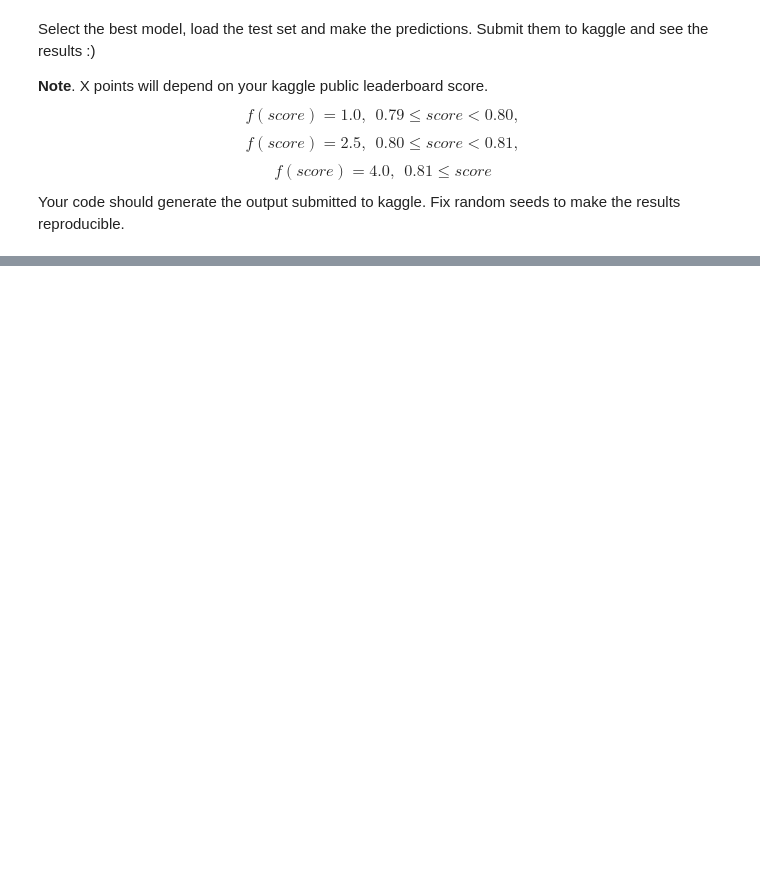
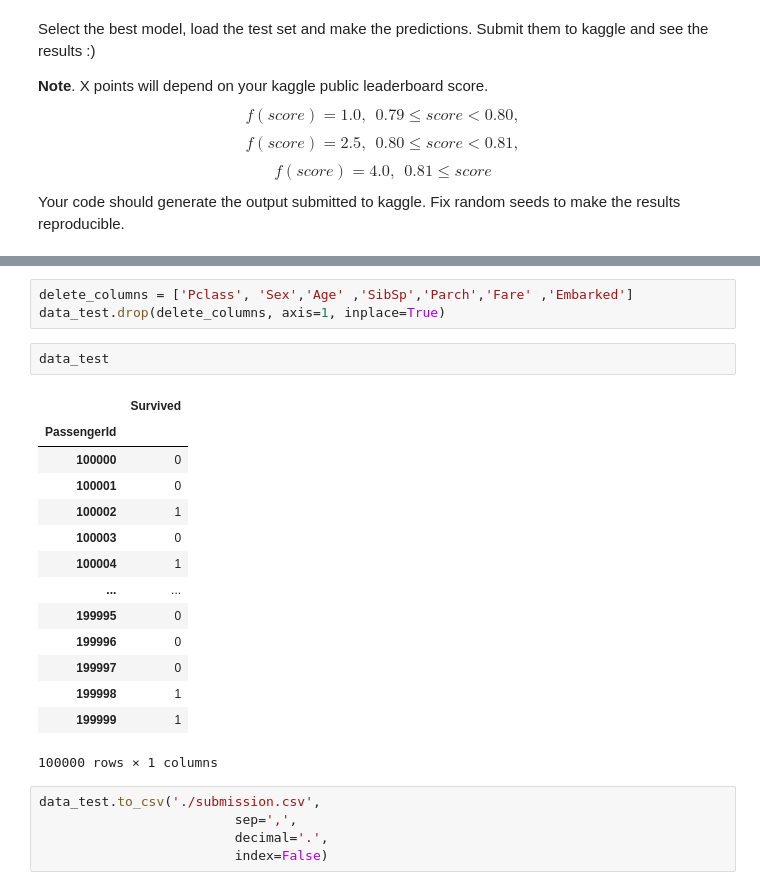
Before and after one commit to galamuz/ml-intro-2, a Jupyter notebook: 5_classification_linear_knn/hw_classification.ipynb, the cells around one changed output, grey strips where cells are left out. Drawn from its saved outputs; the diff is of its cells as text; blank space fills up the shorter version.

```diff
--- a/5_classification_linear_knn/hw_classification.ipynb
+++ b/5_classification_linear_knn/hw_classification.ipynb
@@ -617,0 +661,25 @@ dataForSubmission.head()
+# %%
+delete_columns = ['Pclass', 'Sex','Age' ,'SibSp','Parch','Fare' ,'Embarked']
+data_test.drop(delete_columns, axis=1, inplace=True)
+# %%
+data_test
+# %% [output]
+|  | Survived |
+| PassengerId |  |
+| 100000 | 0 |
+| 100001 | 0 |
+| 100002 | 1 |
+| 100003 | 0 |
+| 100004 | 1 |
+| ... | ... |
+| 199995 | 0 |
+| 199996 | 0 |
+| 199997 | 0 |
+| 199998 | 1 |
+| 199999 | 1 |
+100000 rows × 1 columns
+# %%
+data_test.to_csv('./submission.csv',
+                         sep=',',
+                         decimal='.',
+                         index=False)
```
Also changed, not shown: parts of 14 cells of this notebook.
